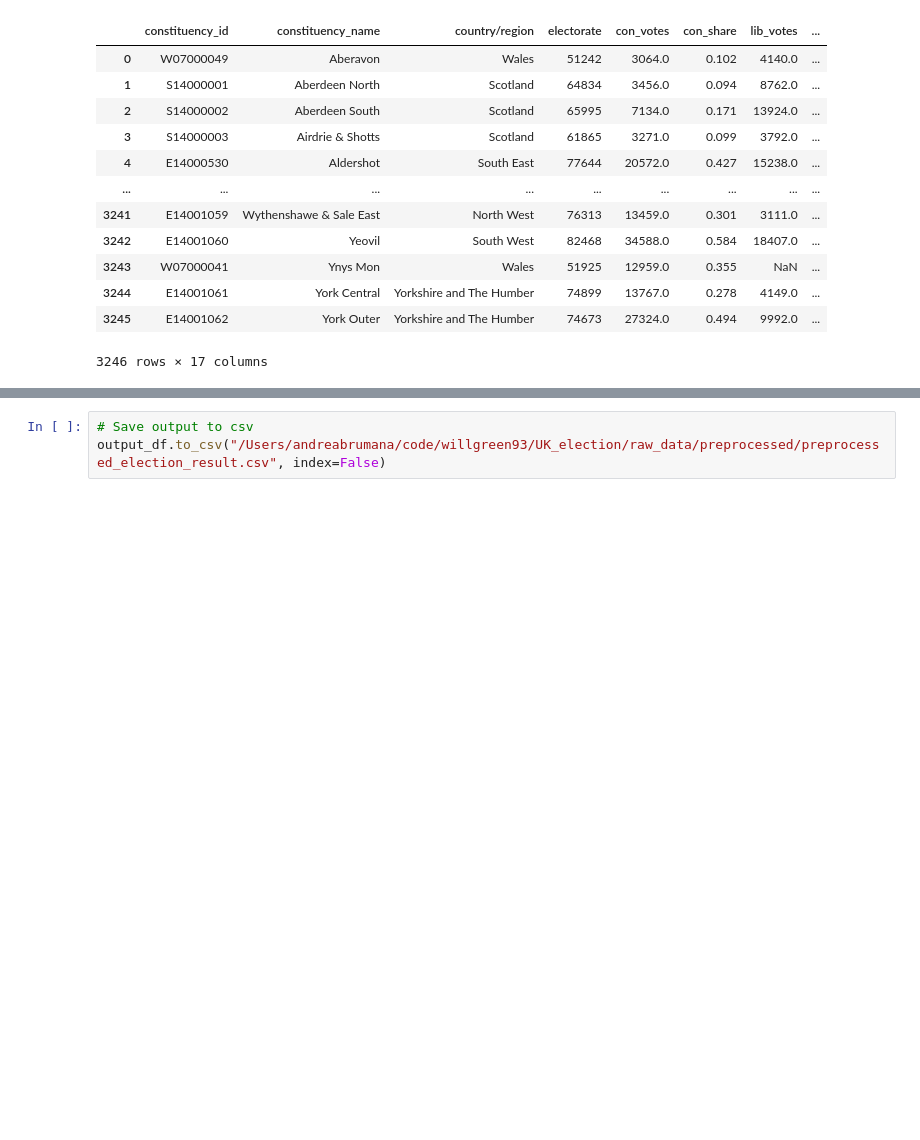
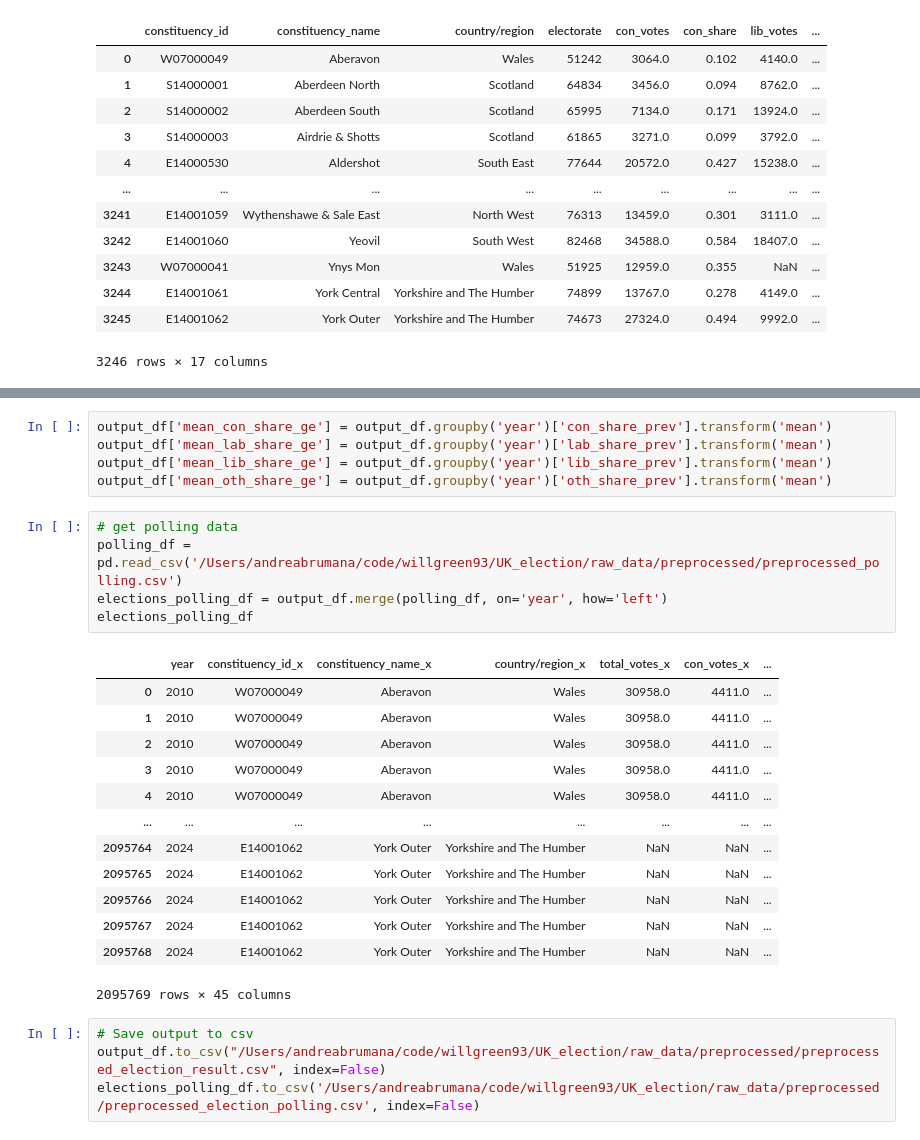
Before and after one commit to willgreen93/UK_election, a Jupyter notebook: notebooks/preprocessing/preprocess_election_results_csv.ipynb, the cells around one changed output, grey strips where cells are left out. Cells and saved outputs as stored; diff of their text form; blank space fills up the shorter version.

```diff
--- a/notebooks/preprocessing/preprocess_election_results_csv.ipynb
+++ b/notebooks/preprocessing/preprocess_election_results_csv.ipynb
@@ -181,3 +207,28 @@ output_df
+# %%
+output_df['mean_con_share_ge'] = output_df.groupby('year')['con_share_prev'].transform('mean')
+output_df['mean_lab_share_ge'] = output_df.groupby('year')['lab_share_prev'].transform('mean')
+output_df['mean_lib_share_ge'] = output_df.groupby('year')['lib_share_prev'].transform('mean')
+output_df['mean_oth_share_ge'] = output_df.groupby('year')['oth_share_prev'].transform('mean')
+# %%
+# get polling data
+polling_df = pd.read_csv('/Users/andreabrumana/code/willgreen93/UK_election/raw_data/preprocessed/preprocessed_polling.csv')
+elections_polling_df = output_df.merge(polling_df, on='year', how='left')
+elections_polling_df
+# %% [output]
+|  | year | constituency_id_x | constituency_name_x | country/region_x | total_votes_x | con_votes_x | ... |
+| 0 | 2010 | W07000049 | Aberavon | Wales | 30958.0 | 4411.0 | ... |
+| 1 | 2010 | W07000049 | Aberavon | Wales | 30958.0 | 4411.0 | ... |
+| 2 | 2010 | W07000049 | Aberavon | Wales | 30958.0 | 4411.0 | ... |
+| 3 | 2010 | W07000049 | Aberavon | Wales | 30958.0 | 4411.0 | ... |
+| 4 | 2010 | W07000049 | Aberavon | Wales | 30958.0 | 4411.0 | ... |
+| ... | ... | ... | ... | ... | ... | ... | ... |
+| 2095764 | 2024 | E14001062 | York Outer | Yorkshire and The Humber | NaN | NaN | ... |
+| 2095765 | 2024 | E14001062 | York Outer | Yorkshire and The Humber | NaN | NaN | ... |
+| 2095766 | 2024 | E14001062 | York Outer | Yorkshire and The Humber | NaN | NaN | ... |
+| 2095767 | 2024 | E14001062 | York Outer | Yorkshire and The Humber | NaN | NaN | ... |
+| 2095768 | 2024 | E14001062 | York Outer | Yorkshire and The Humber | NaN | NaN | ... |
+2095769 rows × 45 columns
 # %%
 # Save output to csv
 output_df.to_csv("/Users/andreabrumana/code/willgreen93/UK_election/raw_data/preprocessed/preprocessed_election_result.csv", index=False)
+elections_polling_df.to_csv('/Users/andreabrumana/code/willgreen93/UK_election/raw_data/preprocessed/preprocessed_election_polling.csv', index=False)
```
Also changed, not shown: parts of 2 cells of this notebook, 14 other files.
